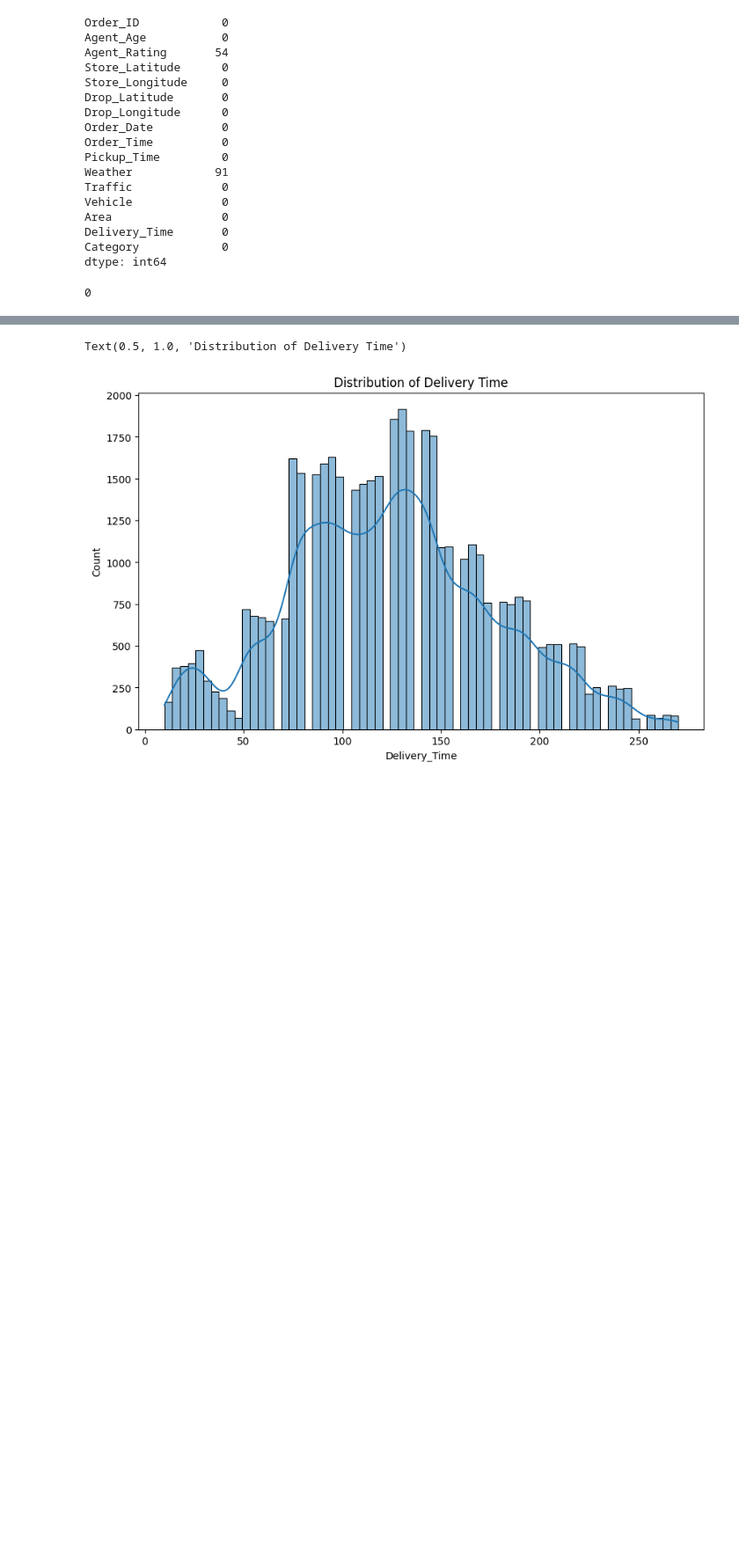
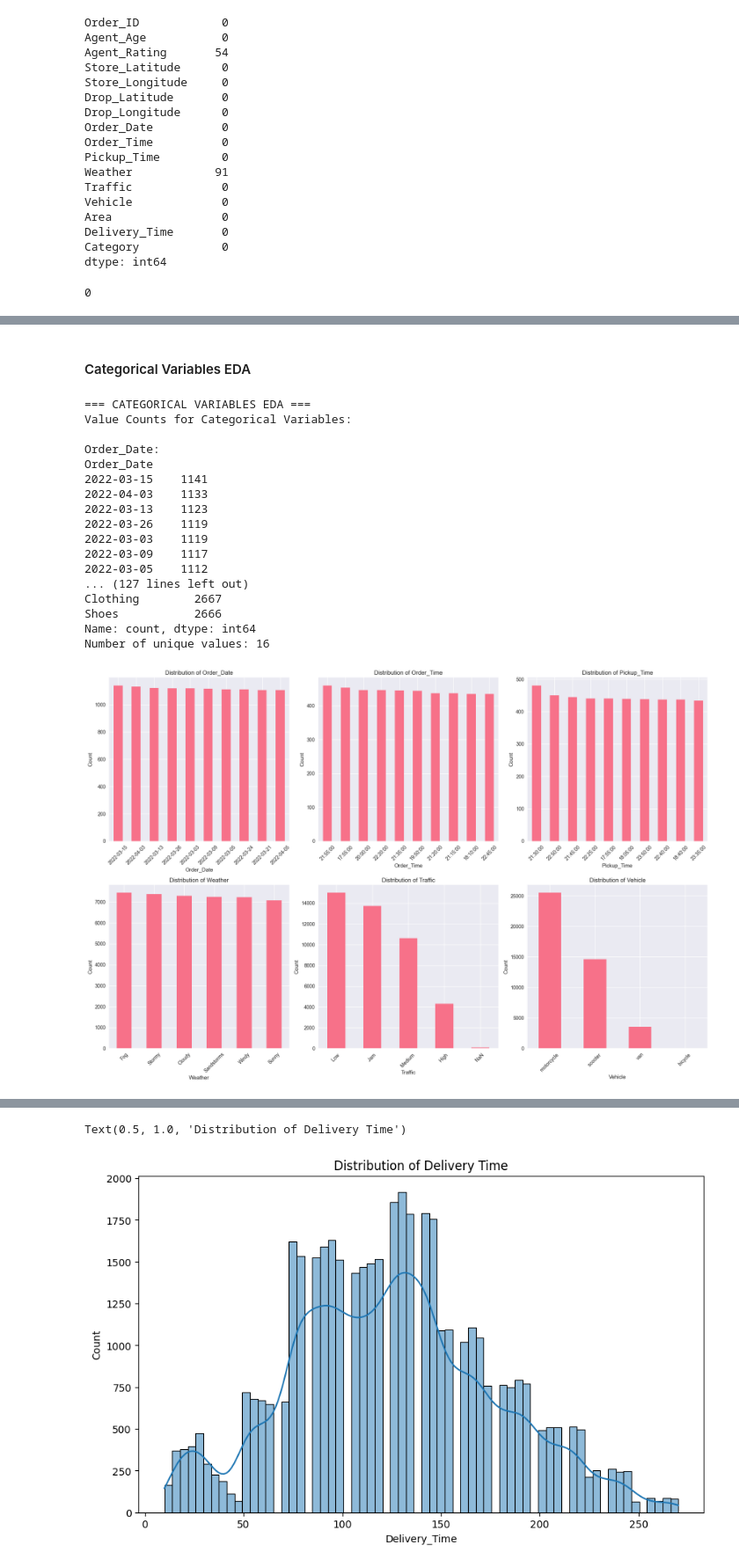
Before and after one commit to neha-dhananju/AmazonDeliveryTimePrediction, a Jupyter notebook: notebooks/EDA.ipynb, the cells around one changed output, grey strips where cells are left out. Shown at 88% size. Drawn from its saved outputs; the diff is of its cells as text; code cells hidden in the pictures; blank space fills up the shorter version.

```diff
--- a/notebooks/EDA.ipynb
+++ b/notebooks/EDA.ipynb
@@ -106,0 +236,47 @@ data.duplicated().sum()
+# %% [markdown]
+#### Categorical Variables EDA
+# %%
+print("=== CATEGORICAL VARIABLES EDA ===")
+
+print("Value Counts for Categorical Variables:")
+for col in categorical_cols:
+    print(f"\n{col}:")
+    print(data[col].value_counts())
+    print(f"Number of unique values: {data[col].nunique()}")
+
+# Bar plots for categorical variables
+fig, axes = plt.subplots(2, 3, figsize=(18, 12))
+axes = axes.ravel()
+
+for i, col in enumerate(categorical_cols):
+    if i < 6:
+        value_counts = data[col].value_counts()
+        if len(value_counts) > 10:  # If too many categories, show top 10
+            value_counts = value_counts.head(10)
+        value_counts.plot(kind='bar', ax=axes[i])
+        axes[i].set_title(f'Distribution of {col}')
+        axes[i].set_xlabel(col)
+        axes[i].set_ylabel('Count')
+        axes[i].tick_params(axis='x', rotation=45)
+
+plt.tight_layout()
+plt.show()
+# %% [output]
+=== CATEGORICAL VARIABLES EDA ===
+Value Counts for Categorical Variables:
+
+Order_Date:
+Order_Date
+2022-03-15    1141
+2022-04-03    1133
+2022-03-13    1123
+2022-03-26    1119
+2022-03-03    1119
+2022-03-09    1117
+2022-03-05    1112
+... (127 lines left out)
+Clothing        2667
+Shoes           2666
+Name: count, dtype: int64
+Number of unique values: 16
+[figure, added]
```
Also changed, not shown: parts of 10 cells of this notebook.
